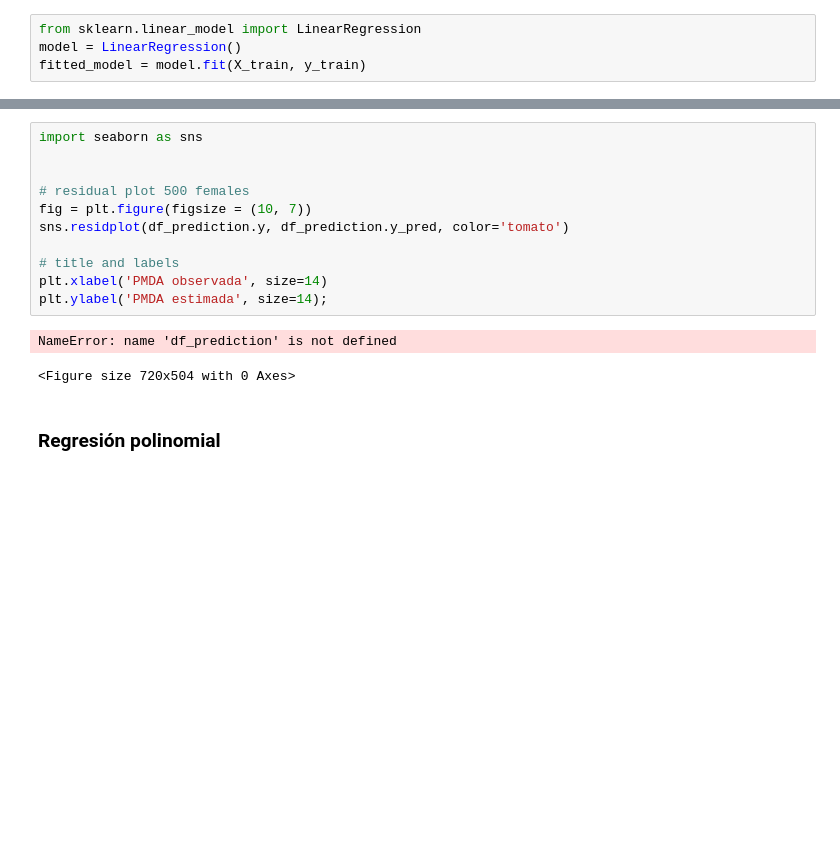
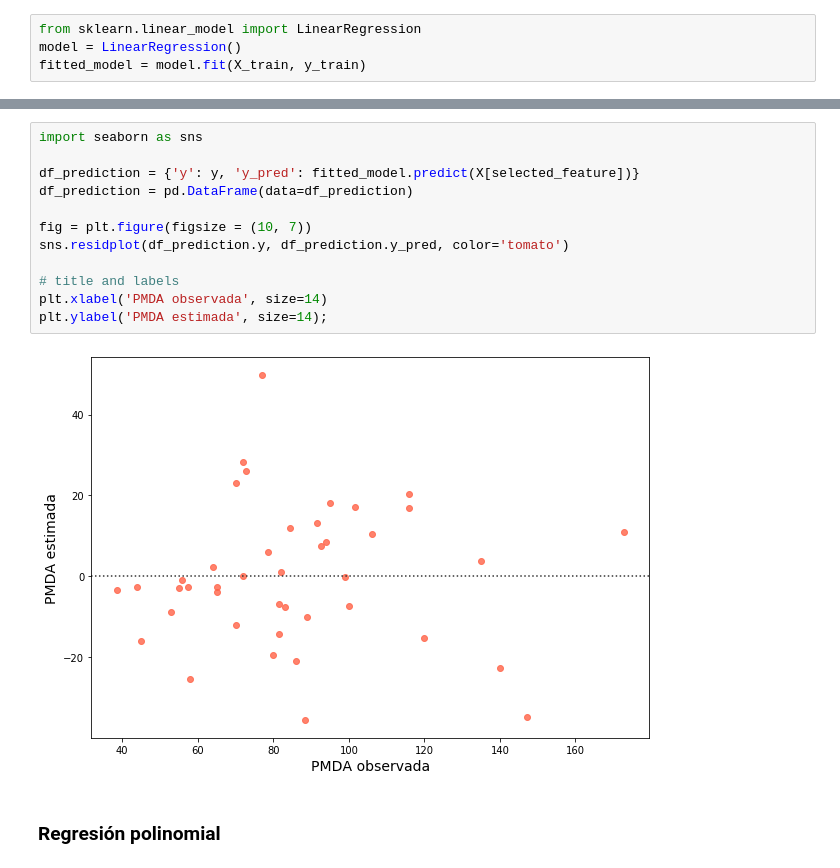
Before and after one commit to gringonivoli/diplo2020-mentoria-prediccion-lluvias-extremas, a Jupyter notebook: TP3_Alessio.ipynb, the cells around one changed output, grey strips where cells are left out. Drawn from its saved outputs; the diff is of its cells as text; blank space fills up the shorter version.

```diff
--- a/TP3_Alessio.ipynb
+++ b/TP3_Alessio.ipynb
@@ -899,17 +840,17 @@ plt.show()
 # %%
 import seaborn as sns
 
+df_prediction = {'y': y, 'y_pred': fitted_model.predict(X[selected_feature])}
+df_prediction = pd.DataFrame(data=df_prediction)
 
-# residual plot 500 females
 fig = plt.figure(figsize = (10, 7))
 sns.residplot(df_prediction.y, df_prediction.y_pred, color='tomato')
 
 # title and labels
 plt.xlabel('PMDA observada', size=14)
 plt.ylabel('PMDA estimada', size=14);
 # %% [output]
-NameError: name 'df_prediction' is not defined
-<Figure size 720x504 with 0 Axes>
+[figure, added]
 # %% [markdown]
 ### Regresión polinomial
 # %%
```
Also changed, not shown: parts of 27 cells of this notebook.
